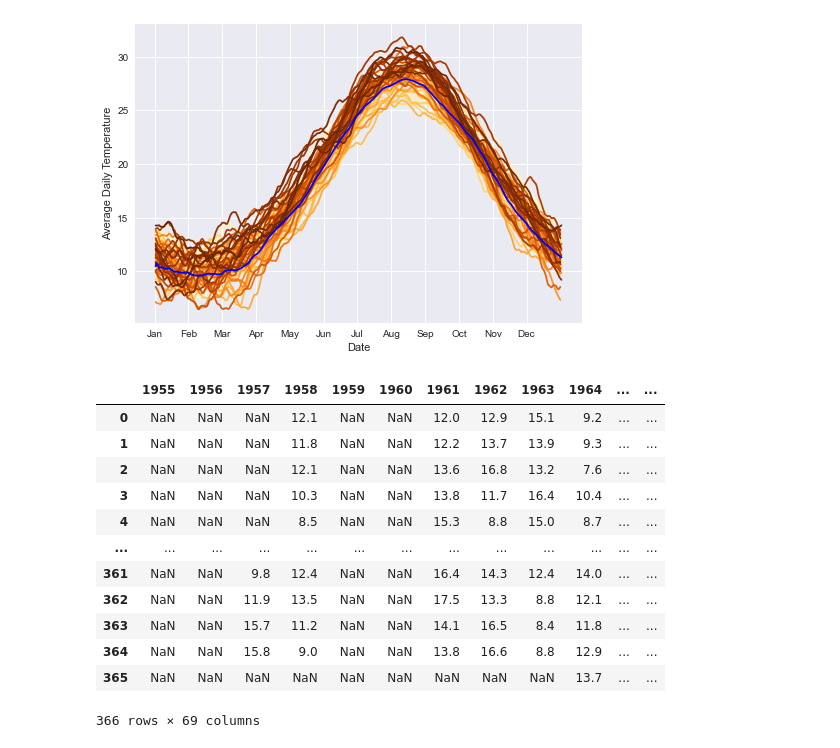
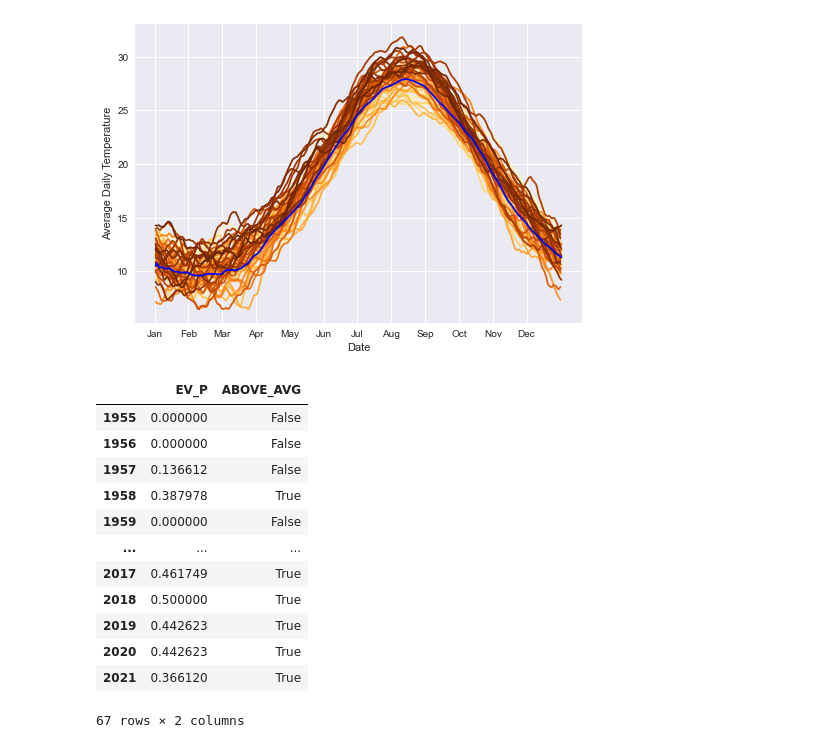
Before and after one commit to gliargovas/AML_2021_Assignments, a Jupyter notebook: Assignment1.ipynb, the cells around one changed output. Drawn from its saved outputs; the diff is of its cells as text; code cells hidden in the pictures.

```diff
--- a/Assignment1.ipynb
+++ b/Assignment1.ipynb
@@ -379,29 +381,35 @@ plt.show()
 # %% [output]
 [figure]
 # %%
-q4_baseline = combined_data
+q4_baseline = combined_data.copy()
 q4_baseline = q4_baseline[(q4_baseline.YEAR >= 1979) & (q4_baseline.YEAR <= 1999)]
 q4_baseline = pd.DataFrame(q4_baseline.groupby("DAY").mean()["TAVG"])
 q4_baseline["DOY"] = q4_baseline.index
 q4_baseline
 
-q4 = combined_data
+q4 = combined_data.copy()
 q4 = q4.pivot(index="DAY", columns="YEAR", values="TAVG")
 q4["DOY"] = q4.index
-q4 = q4.merge(q4_baseline, on="DOY")
+q4 = q4.merge(q4_baseline, on="DOY").drop(columns="DOY")
 q4.reset_index()
+q4 = q4.iloc[:, :-1].apply(lambda x: np.where(x > 1.1 * q4.TAVG, True, False), axis=0)
+q4 = pd.DataFrame(q4.sum() / q4.count())
+q4.columns=(["EV_P"])
+q4_avg_line = q4.mean()
+
+q4["ABOVE_AVG"] = q4["EV_P"] >= float(q4_avg_line)
 q4
 # %% [output]
-|  | 1955 | 1956 | 1957 | 1958 | 1959 | 1960 | 1961 | 1962 | 1963 | 1964 | ... | ... |
-| 0 | NaN | NaN | NaN | 12.1 | NaN | NaN | 12.0 | 12.9 | 15.1 | 9.2 | ... | ... |
-| 1 | NaN | NaN | NaN | 11.8 | NaN | NaN | 12.2 | 13.7 | 13.9 | 9.3 | ... | ... |
-| 2 | NaN | NaN | NaN | 12.1 | NaN | NaN | 13.6 | 16.8 | 13.2 | 7.6 | ... | ... |
-| 3 | NaN | NaN | NaN | 10.3 | NaN | NaN | 13.8 | 11.7 | 16.4 | 10.4 | ... | ... |
-| 4 | NaN | NaN | NaN | 8.5 | NaN | NaN | 15.3 | 8.8 | 15.0 | 8.7 | ... | ... |
-| ... | ... | ... | ... | ... | ... | ... | ... | ... | ... | ... | ... | ... |
-| 361 | NaN | NaN | 9.8 | 12.4 | NaN | NaN | 16.4 | 14.3 | 12.4 | 14.0 | ... | ... |
-| 362 | NaN | NaN | 11.9 | 13.5 | NaN | NaN | 17.5 | 13.3 | 8.8 | 12.1 | ... | ... |
-| 363 | NaN | NaN | 15.7 | 11.2 | NaN | NaN | 14.1 | 16.5 | 8.4 | 11.8 | ... | ... |
-| 364 | NaN | NaN | 15.8 | 9.0 | NaN | NaN | 13.8 | 16.6 | 8.8 | 12.9 | ... | ... |
-| 365 | NaN | NaN | NaN | NaN | NaN | NaN | NaN | NaN | NaN | 13.7 | ... | ... |
+|  | EV_P | ABOVE_AVG |
+| 1955 | 0.000000 | False |
+| 1956 | 0.000000 | False |
+| 1957 | 0.136612 | False |
+| 1958 | 0.387978 | True |
+| 1959 | 0.000000 | False |
+| ... | ... | ... |
+| 2017 | 0.461749 | True |
+| 2018 | 0.500000 | True |
+| 2019 | 0.442623 | True |
+| 2020 | 0.442623 | True |
+| 2021 | 0.366120 | True |
-366 rows × 69 columns
+67 rows × 2 columns
```
Also changed, not shown: parts of 4 cells of this notebook.
